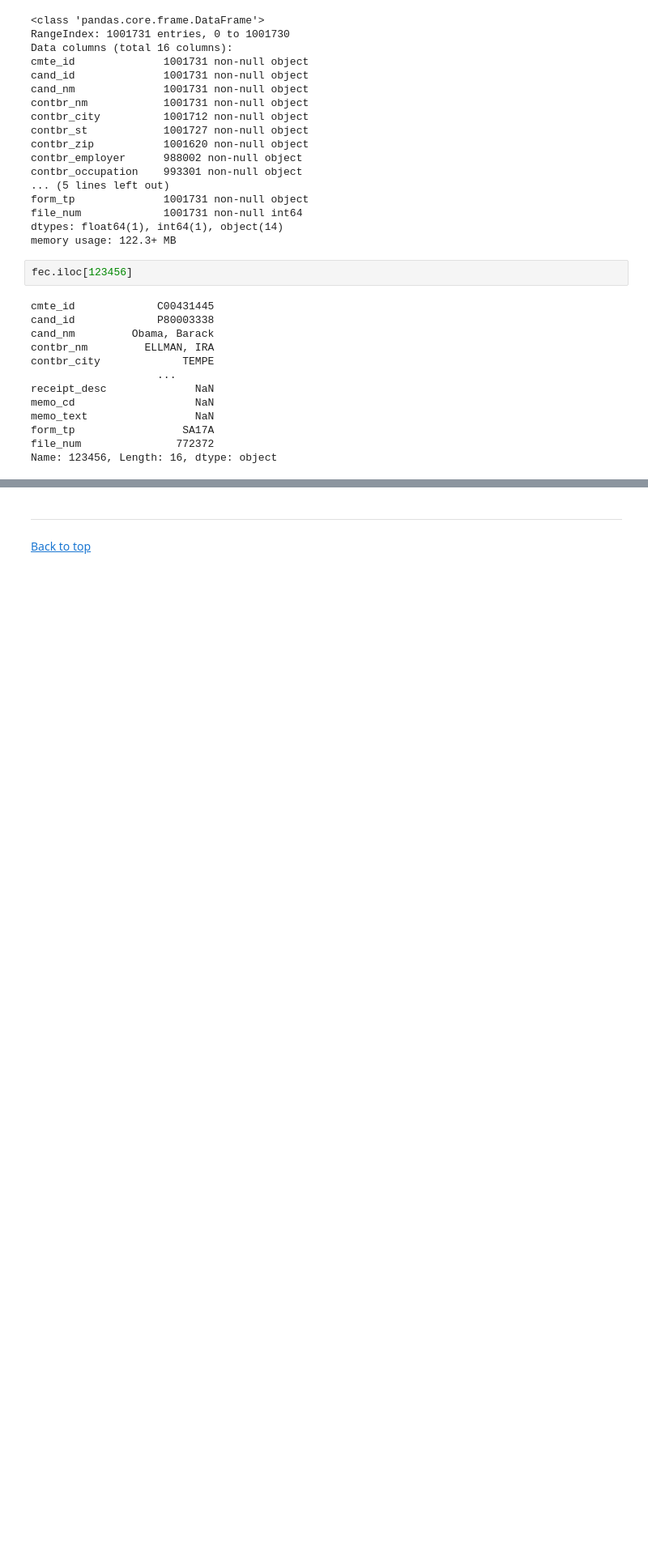
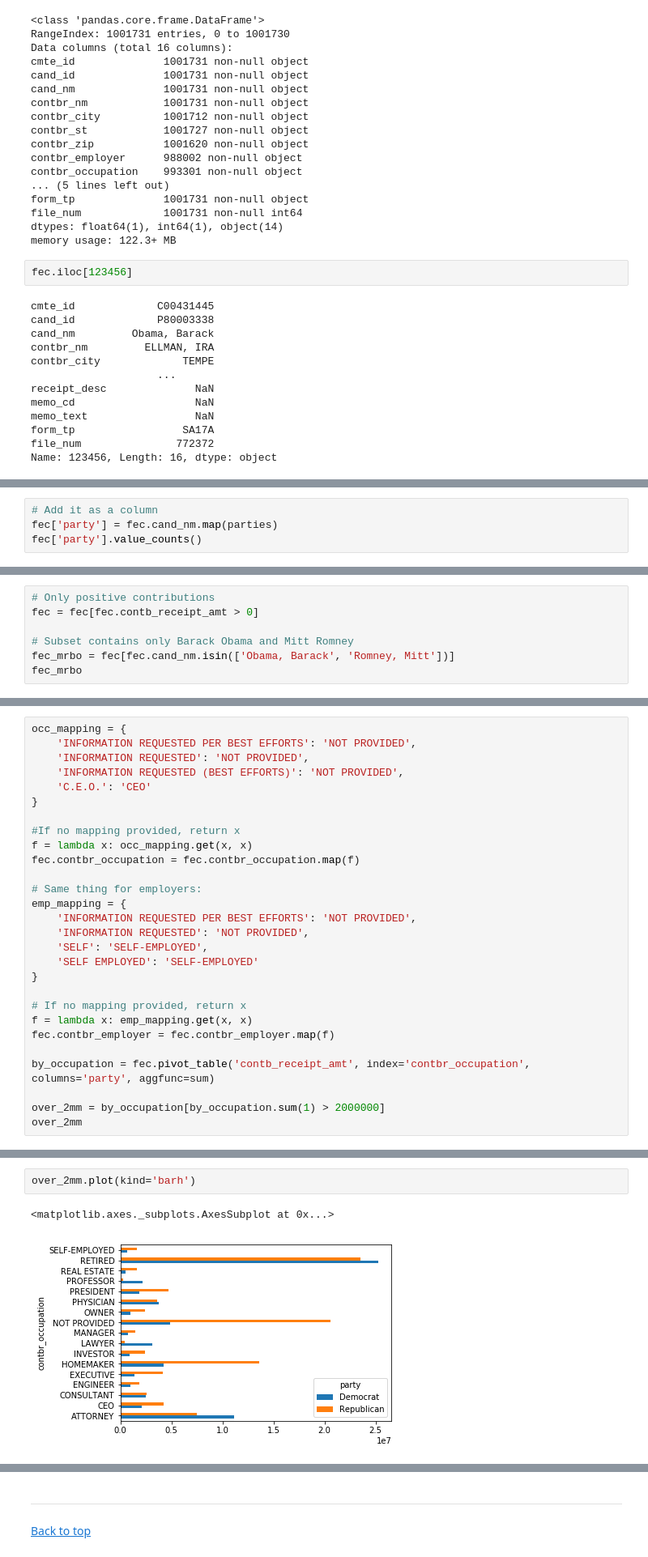
Before and after one commit to mikelhsia/Python, a Jupyter notebook: numpyPractice/pythonDataAnalysisChap14.ipynb, the cells around one changed output, grey strips where cells are left out. Shown: that part at 81% size. Cells and saved outputs as stored; diff of their text form; blank space fills up the shorter version.

```diff
--- a/numpyPractice/pythonDataAnalysisChap14.ipynb
+++ b/numpyPractice/pythonDataAnalysisChap14.ipynb
@@ -1330,0 +1381,4 @@ Name: 123456, Length: 16, dtype: object
+# %%
+# Add it as a column
+fec['party'] = fec.cand_nm.map(parties)
+fec['party'].value_counts()
@@ -1330,0 +1397,7 @@ Name: 123456, Length: 16, dtype: object
+# %%
+# Only positive contributions
+fec = fec[fec.contb_receipt_amt > 0]
+
+# Subset contains only Barack Obama and Mitt Romney
+fec_mrbo = fec[fec.cand_nm.isin(['Obama, Barack', 'Romney, Mitt'])]
+fec_mrbo
@@ -1330,0 +1433,28 @@ Name: 123456, Length: 16, dtype: object
+# %%
+occ_mapping = {
+    'INFORMATION REQUESTED PER BEST EFFORTS': 'NOT PROVIDED',
+    'INFORMATION REQUESTED': 'NOT PROVIDED',
+    'INFORMATION REQUESTED (BEST EFFORTS)': 'NOT PROVIDED',
+    'C.E.O.': 'CEO'
+}
+
+#If no mapping provided, return x
+f = lambda x: occ_mapping.get(x, x)
+fec.contbr_occupation = fec.contbr_occupation.map(f)
+
+# Same thing for employers:
+emp_mapping = {
+    'INFORMATION REQUESTED PER BEST EFFORTS': 'NOT PROVIDED',
+    'INFORMATION REQUESTED': 'NOT PROVIDED',
+    'SELF': 'SELF-EMPLOYED',
+    'SELF EMPLOYED': 'SELF-EMPLOYED'
+}
+
+# If no mapping provided, return x
+f = lambda x: emp_mapping.get(x, x)
+fec.contbr_employer = fec.contbr_employer.map(f)
+
+by_occupation = fec.pivot_table('contb_receipt_amt', index='contbr_occupation', columns='party', aggfunc=sum)
+
+over_2mm = by_occupation[by_occupation.sum(1) > 2000000]
+over_2mm
@@ -1330,0 +1476,5 @@ Name: 123456, Length: 16, dtype: object
+# %%
+over_2mm.plot(kind='barh')
+# %% [output]
+<matplotlib.axes._subplots.AxesSubplot at 0x...>
+[figure, added]
```
Also changed, not shown: parts of 17 cells of this notebook.
